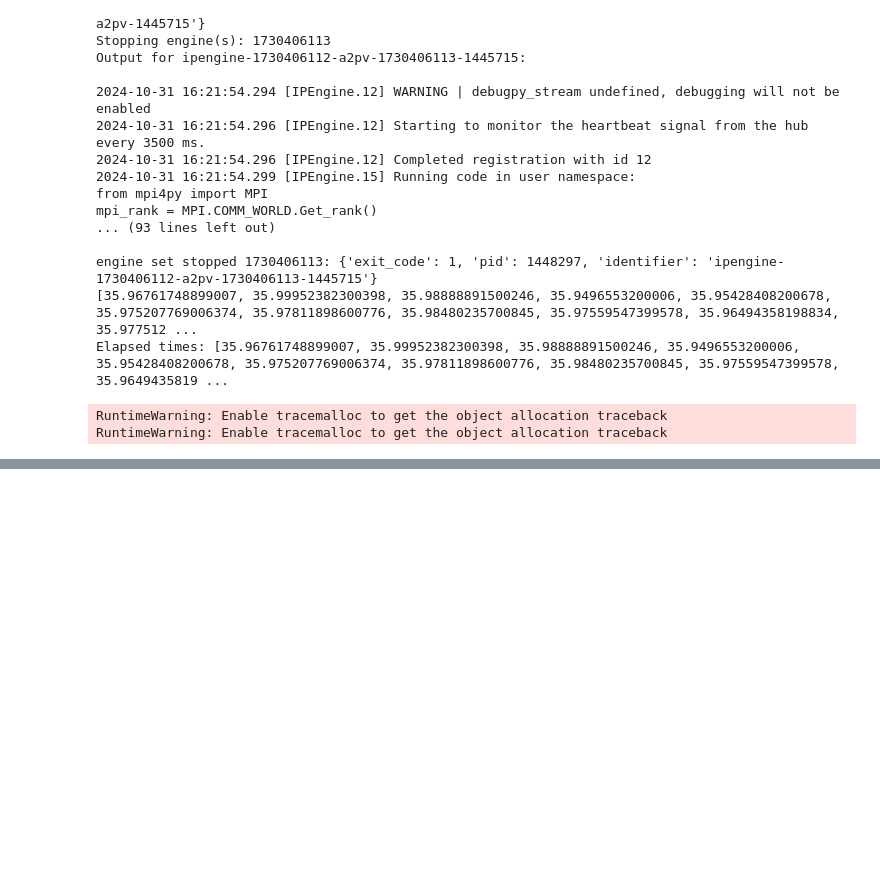
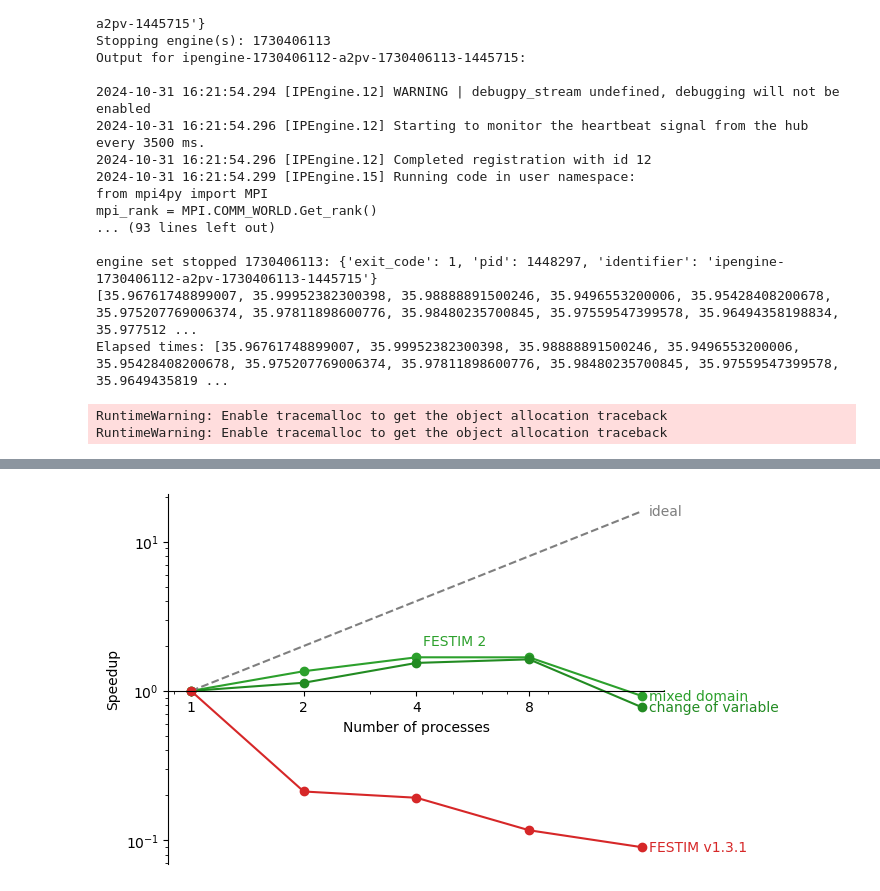
Before and after one commit to RemDelaporteMathurin/festim-benchmark, a Jupyter notebook: case_1_simple/main.ipynb, the cells around one changed output, grey strips where cells are left out. Cells and saved outputs as stored; diff of their text form; code cells hidden in the pictures; blank space fills up the shorter version.

Commit message:
remade figures

```diff
--- a/case_1_simple/main.ipynb
+++ b/case_1_simple/main.ipynb
@@ -429,0 +460,94 @@ plt.show()
+# %%
+def plot_speedup(
+    show_mixed: bool = True,
+    show_change_of_var: bool = True,
+    show_festim_1: bool = True,
+    show_ideal: bool = True,
+):
+    lines = []
+    if show_mixed:
+        (l_mixed,) = plt.plot(
+            num_procs, runtimes[0] / runtimes, marker="o", label=f"mixed domain", color="tab:green"
+        )
+        lines.append(l_mixed)
+
+    if show_change_of_var:
+        (l_change_var,) = plt.plot(
+            num_procs,
+            runtimes_change_of_var[0] / runtimes_change_of_var,
+            marker="o",
+            label="change of variable",
+            color="forestgreen",
+        )
+        lines.append(l_change_var)
+
+    if show_ideal:
+        n = np.linspace(1, 16, 100)
+        (l_ideal,) = plt.plot(
+            n,
+            n,
+            label="ideal",
+            linestyle="--",
+            color="tab:grey",
+        )
+        lines.append(l_ideal)
+
+    if show_festim_1:
+        # check that runtimes_festim_1.csv exists and plot the results
+        try:
+            import pandas as pd
+
+            data = pd.read_csv("runtimes_festim_1.csv")
+            (l_festim1,) = plt.plot(
+                data["num_procs"],
+                data["runtimes"][0] / data["runtimes"],
+                marker="o",
+                label="FESTIM v1.3.1",
+                color="tab:red",
+            )
+            lines.append(l_festim1)
+        except FileNotFoundError:
+            print("File runtimes_festim_1.csv not found")
+
+    for line in lines:
+        plt.annotate(
+            f"{line.get_label()}",
+            (num_procs[-1], line.get_ydata()[-1]),
+            textcoords="offset points",
+            xytext=(5, 0),
+            ha="left",
+            va="center",
+            color=line.get_color(),
+        )
+
+    if show_mixed or show_change_of_var:
+        plt.annotate(
+            "FESTIM 2",
+            (num_procs[2], runtimes[2]/runtimes[0]),
+            textcoords="offset points",
+            xytext=(5, 60),
+            ha="left",
+            va="center",
+            color="tab:green",
+        )
+
+    # move xaxis to y=1
+    plt.gca().spines['bottom'].set_position(('data', 1))
+
+    # plt.legend()
+    plt.xlabel("Number of processes")
+    plt.ylabel("Speedup")
+
+    plt.xscale("log")
+    plt.yscale("log")
+
+    # xticks only at the powers of 2
+    plt.xticks(num_procs[:-1], num_procs[:-1])
+
+    # remove top and right spines
+    plt.gca().spines["top"].set_visible(False)
+    plt.gca().spines["right"].set_visible(False)
+
+plot_speedup()
+# %% [output]
+[figure, added]
```
Also changed, not shown: parts of 3 cells of this notebook.
